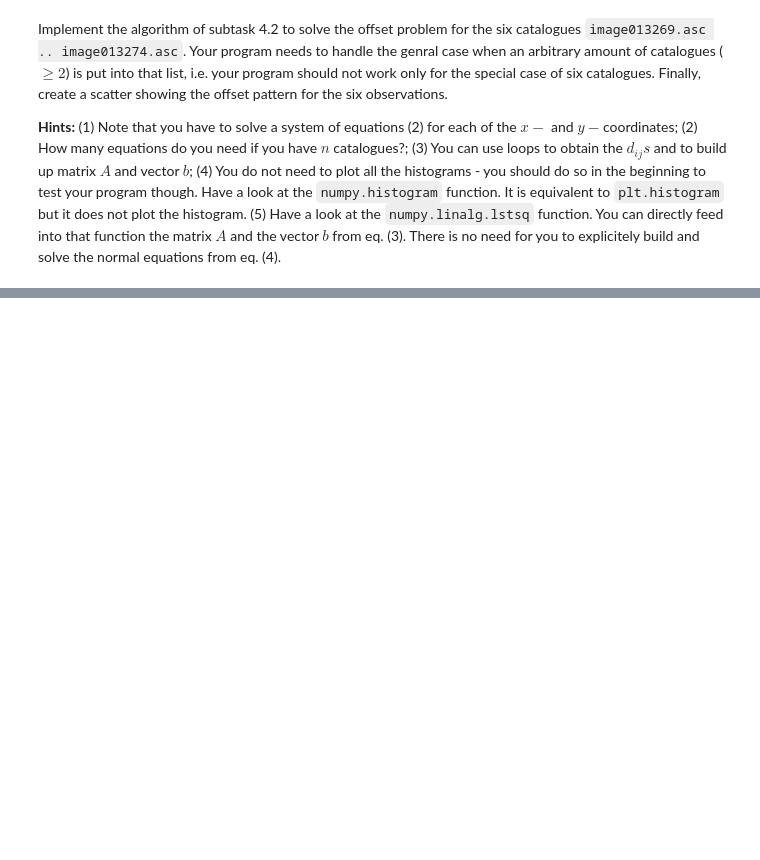
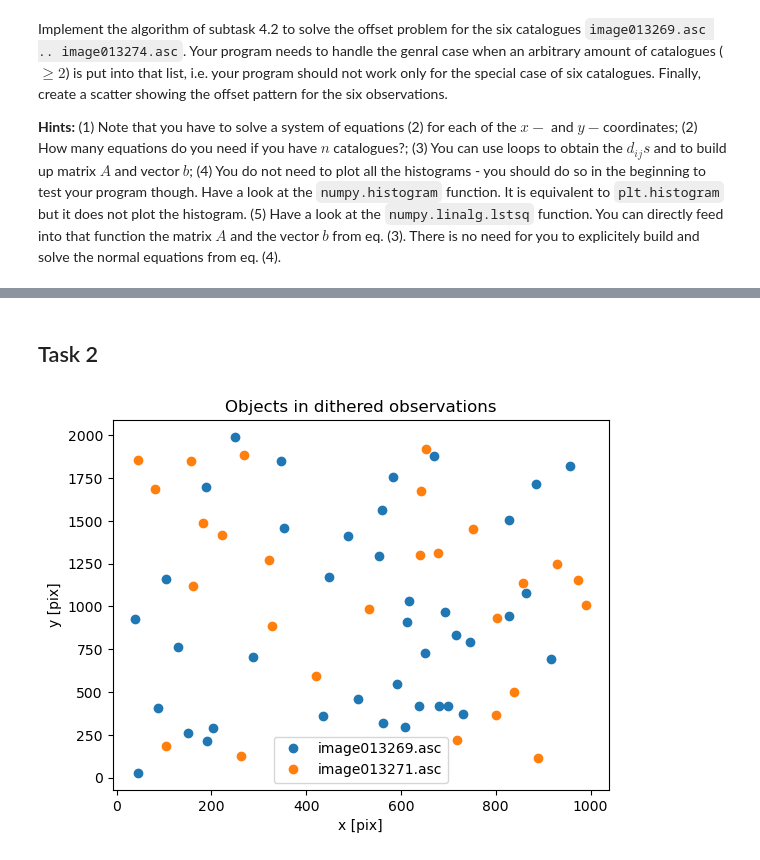
Before and after one commit to benjbrandt/physics725, a Jupyter notebook: Week8/Project_3_Catalogue_Crossmatching_students.ipynb, the cells around one changed output, grey strips where cells are left out. Cells and saved outputs as stored; diff of their text form; code cells hidden in the pictures; blank space fills up the shorter version.

Commit message:
task 1 and 2 of project 3 completed

```diff
--- a/Week8/Project_3_Catalogue_Crossmatching_students.ipynb
+++ b/Week8/Project_3_Catalogue_Crossmatching_students.ipynb
@@ -208,0 +261,17 @@ Implement the algorithm of subtask 4.2 to solve the offset problem for the six c
+# %% [markdown]
+## Task 2
+# %%
+# load the 2 specified images
+x1,y1 = np.genfromtxt('data/image013269.asc', unpack=True)
+x2,y2 = np.genfromtxt('data/image013271.asc', unpack=True)
+
+# plot the two images to get a feeling for the shifts
+plt.plot(x1,y1, 'o',label='image013269.asc')
+plt.plot(x2,y2, 'o',label='image013271.asc')
+plt.legend()
+plt.xlabel('x [pix]')
+plt.ylabel('y [pix]')
+plt.title('Objects in dithered observations')
+plt.show()
+# %% [output]
+[figure, added]
```
Also changed, not shown: parts of 6 cells of this notebook.
